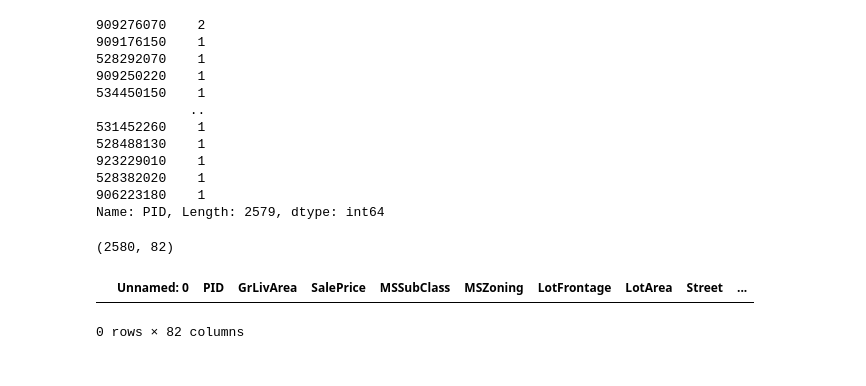
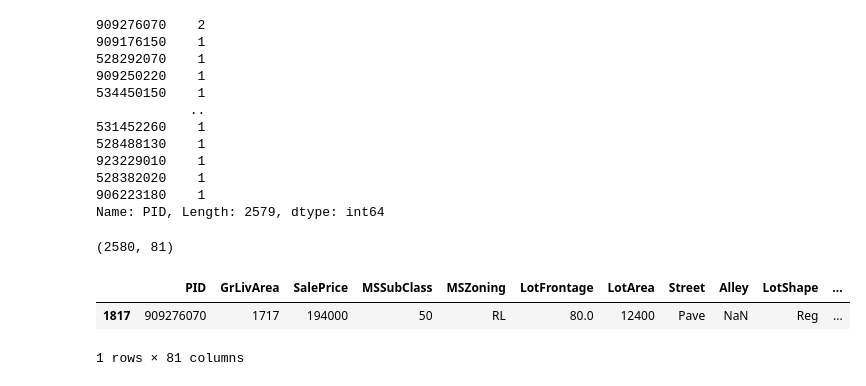
Before and after one commit to MonikaSinghGit/AmesIowa, a Jupyter notebook: AmesIowa.ipynb, the cells around one changed output. Drawn from its saved outputs; the diff is of its cells as text; code cells hidden in the pictures.

```diff
--- a/AmesIowa.ipynb
+++ b/AmesIowa.ipynb
@@ -93,16 +97,17 @@ data_House_price['PID'].value_counts()
 906223180    1
 Name: PID, Length: 2579, dtype: int64
 # %%
-#data_House_price=data_House_price.iloc[: , 1:]
+data_House_price=data_House_price.iloc[: , 1:]
 data_House_price.shape
 # %% [output]
-(2580, 82)
+(2580, 81)
 # %%
-duplicate_obersvation = data_House_price[data_House_price.duplicated()]
+duplicate_obersvation = data_House_price2[data_House_price2.duplicated()]
 duplicate_obersvation
 # %% [output]
-|  | Unnamed: 0 | PID | GrLivArea | SalePrice | MSSubClass | MSZoning | LotFrontage | LotArea | Street | ... |
+|  | PID | GrLivArea | SalePrice | MSSubClass | MSZoning | LotFrontage | LotArea | Street | Alley | LotShape | ... |
+| 1817 | 909276070 | 1717 | 194000 | 50 | RL | 80.0 | 12400 | Pave | NaN | Reg | ... |
-0 rows × 82 columns
+1 rows × 81 columns
 # %%
 data_House_price=data_House_price.drop_duplicates(subset=None, keep='first', inplace=False)
 # %%
```
Also changed, not shown: parts of 23 cells of this notebook, 1 other file.
